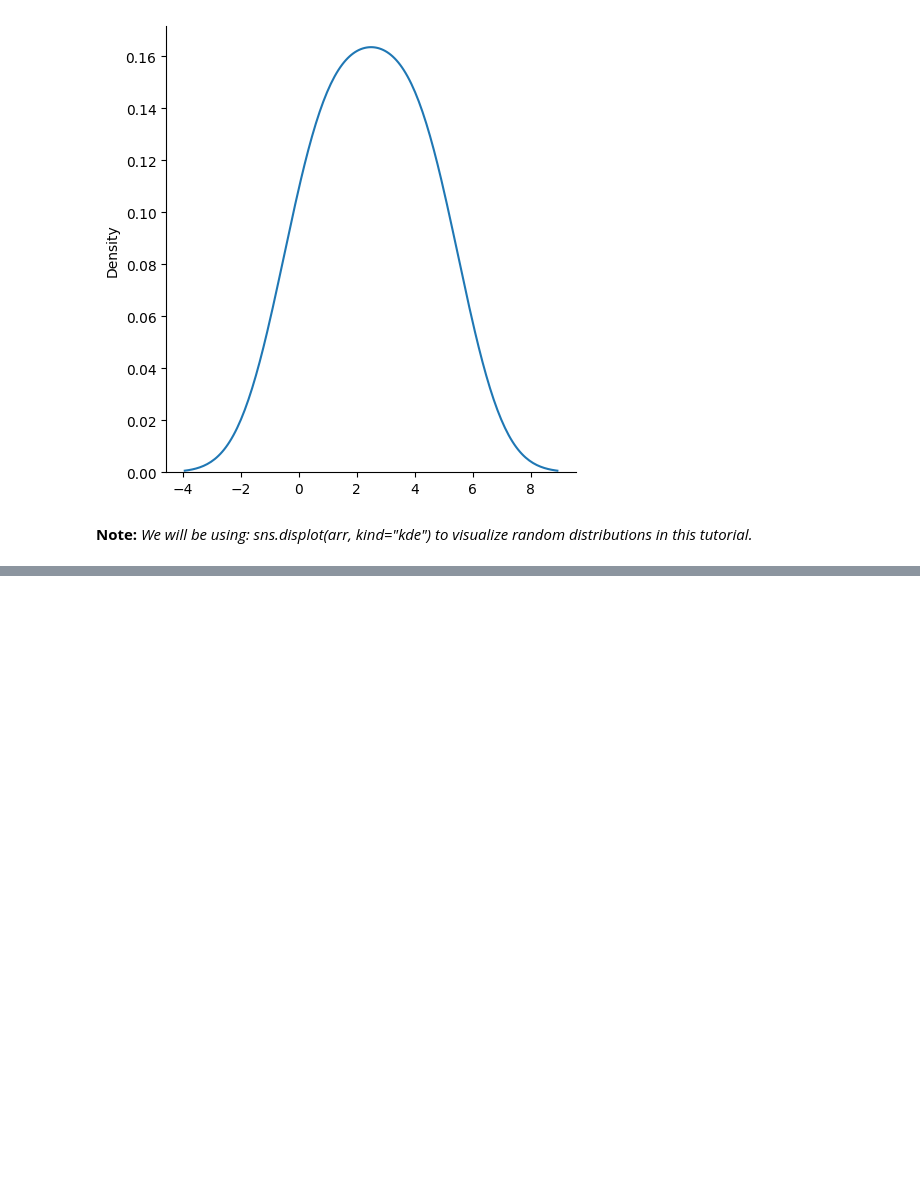
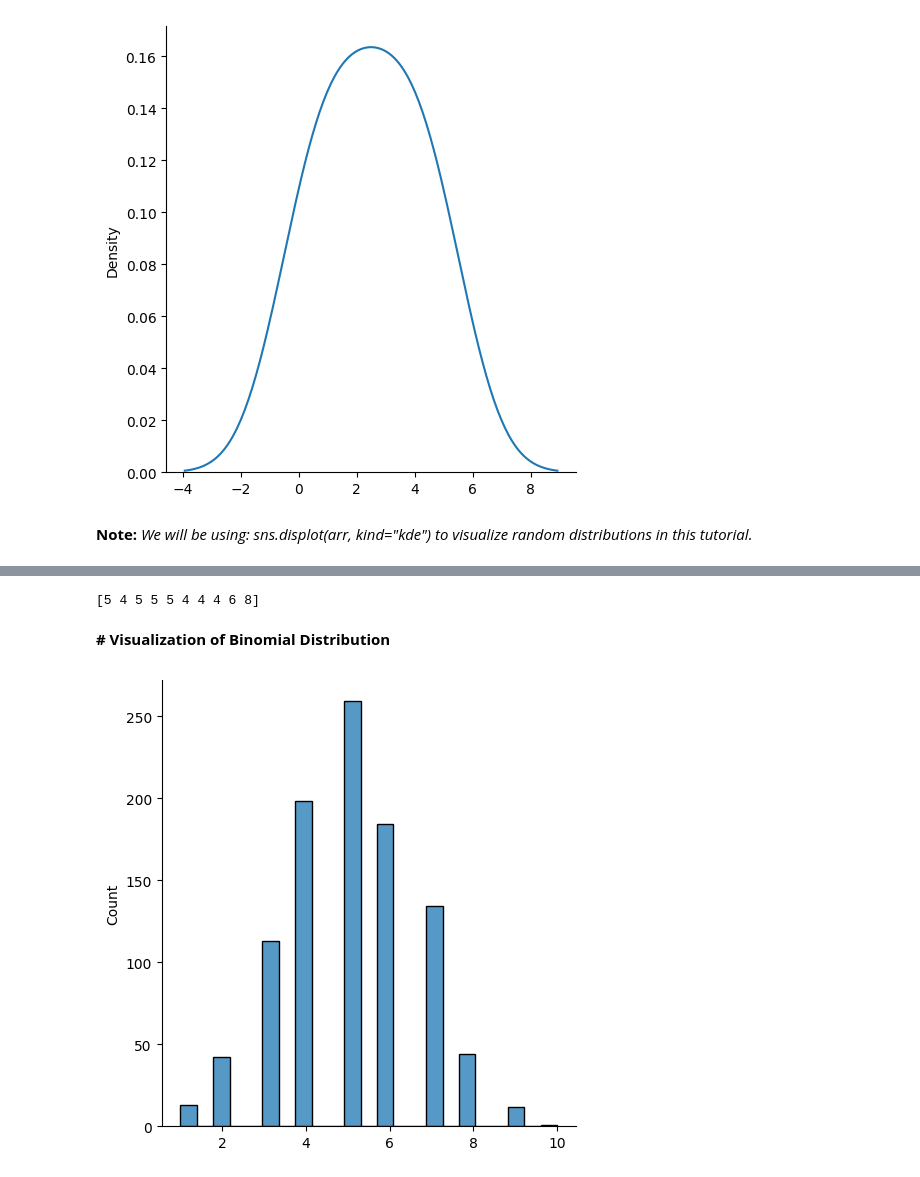
Before and after one commit to nitinyadav2188/DATA-SCIENCE, a Jupyter notebook: numpy.ipynb, the cells around one changed output, grey strips where cells are left out. Drawn from its saved outputs; the diff is of its cells as text; code cells hidden in the pictures; blank space fills up the shorter version.

```diff
--- a/numpy.ipynb
+++ b/numpy.ipynb
@@ -1583,0 +1654,21 @@ plt.show()
+# %%
+# Given 10 trials for coin toss generate 10 data points:
+
+from numpy import random
+x = random.binomial(n=10, p=0.5, size=10)
+
+print(x)
+# %% [output]
+[5 4 5 5 5 4 4 4 6 8]
+# %% [markdown]
+**# Visualization of Binomial Distribution**
+# %%
+from numpy import random
+import matplotlib.pyplot as plt
+import seaborn as sns
+
+sns.displot(random.binomial(n=10, p=0.5, size=1000))
+
+plt.show()
+# %% [output]
+[figure, added]
```
Also changed, not shown: parts of 9 cells of this notebook.
